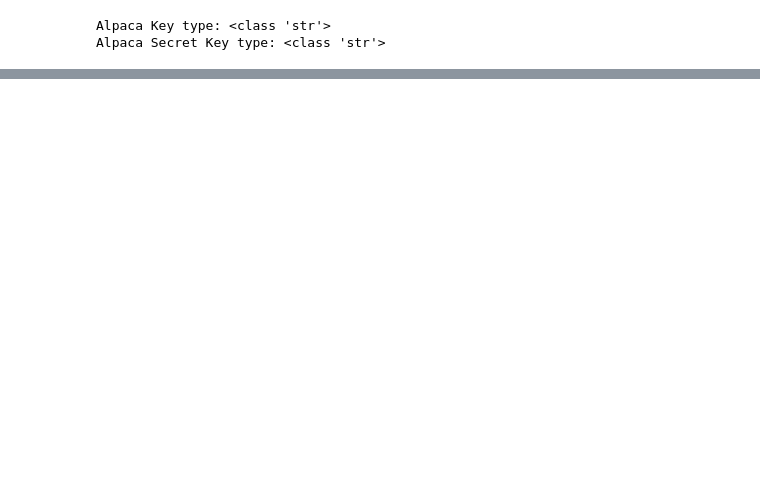
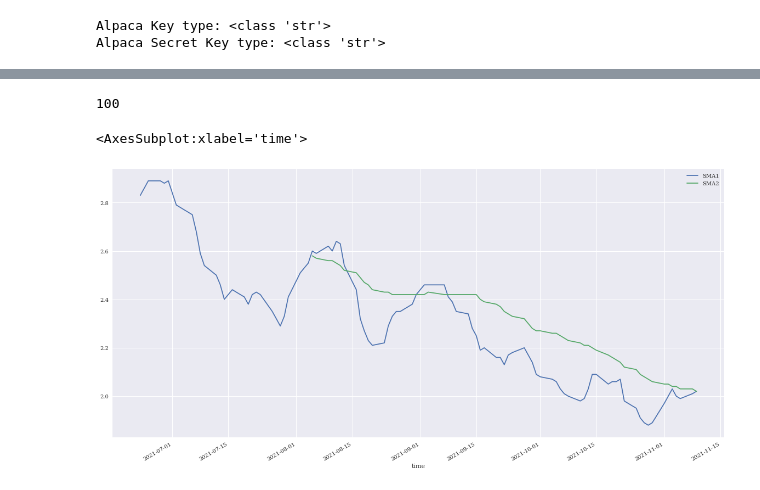
Before and after one commit to MuayThaiLegz/financial_solutions, a Jupyter notebook: cypto_stock_api_data.ipynb, the cells around one changed output, grey strips where cells are left out. Drawn from its saved outputs; the diff is of its cells as text; code cells hidden in the pictures; blank space fills up the shorter version.

```diff
--- a/cypto_stock_api_data.ipynb
+++ b/cypto_stock_api_data.ipynb
@@ -618,0 +668,3 @@ watt_df[['cumret', 'cummax']].dropna().plot(figsize=(15,7))
+# %%
+
+close_price_df['Returns'] = np.log(close_price_df['close'] / close_price_df['close'].shift(1))
@@ -618,0 +697,47 @@ watt_df[['cumret', 'cummax']].dropna().plot(figsize=(15,7))
+# %%
+# Using the daily returns DataFrame and a 21-day rolling window,
+# plot the rolling standard deviation of the 4 portfolios and the S&P 500
+# Include a title parameter and adjust the figure size
+# YOUR CODE HERE
+
+close_price_df['anu_std_return_data'] =  close_price_df.std(axis=1) * np.sqrt(252)
+# %%
+# Calculate the annual average return data for the for fund portfolios and the S&P 500
+# Use 252 as the number of trading days in the year
+# Review the annual average returns sorted from lowest to highest
+# YOUR CODE HERE
+
+trading_days = 252
+close_price_df['yearly_returns'] = close_price_df['pct_change'] * trading_days
+close_price_df['daily_rets'] = close_price_df['yearly_returns'] / 252
+# %%
+# Calculate the annualized Sharpe Ratios for each of the 4 portfolios and the S&P 500.
+# Review the Sharpe ratios sorted lowest to highest
+# YOUR CODE HERE
+
+close_price_df['portfolio_sharpe_ratio_annual'] = (close_price_df['pct_change'].mean() * 252) / (data_std * np.sqrt(252))
+# %%
+(len(close_price_df.index))
+# %% [output]
+100
+# %%
+"""
+# Trading Strategy
+
+Simple Moving Average.
+"""
+
+clean_data = close_price_df.copy()
+
+len(clean_data)
+
+SMA1 = 3
+SMA2 = 33
+
+clean_data['SMA1'] = clean_data['close'].rolling(SMA1).mean() # Shorter SMA
+clean_data['SMA2'] = clean_data['close'].rolling(SMA2).mean() # Longer SMA
+
+clean_data[['SMA1','SMA2']].round(2).plot(figsize=(20, 10))
+# %% [output]
+<AxesSubplot:xlabel='time'>
+[figure, added]
```
Also changed, not shown: parts of 100 cells of this notebook.
